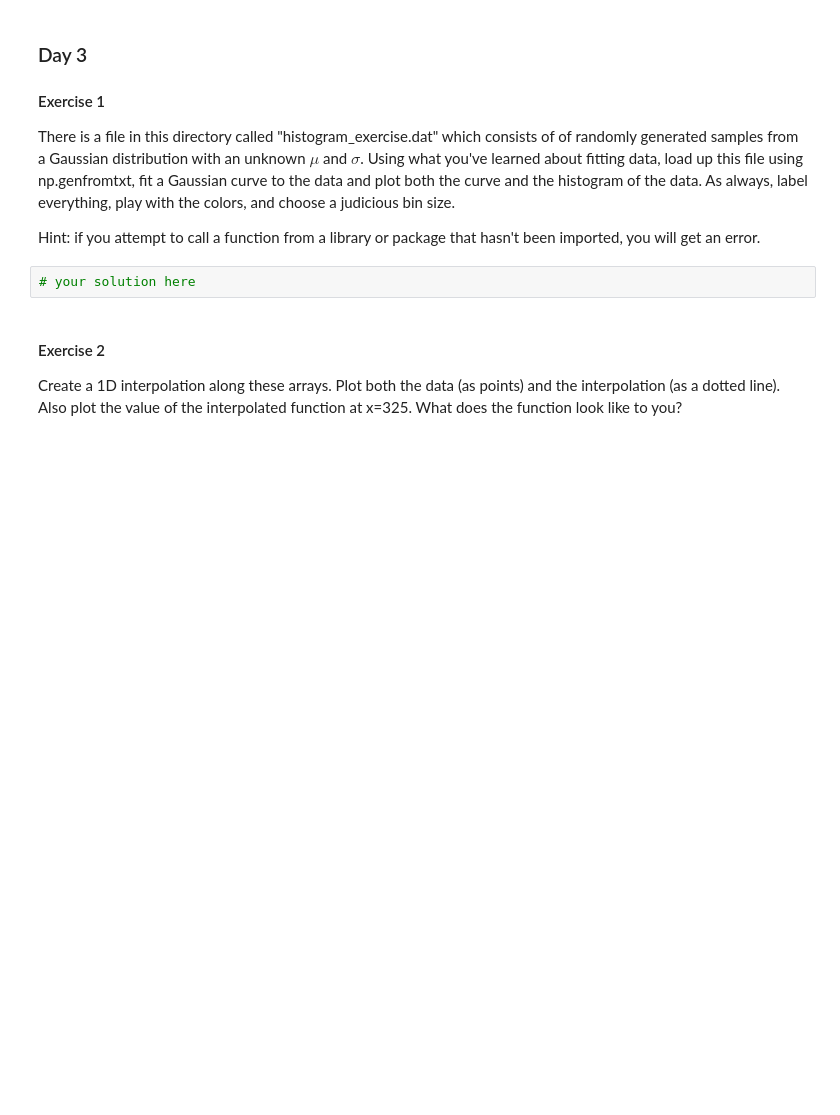
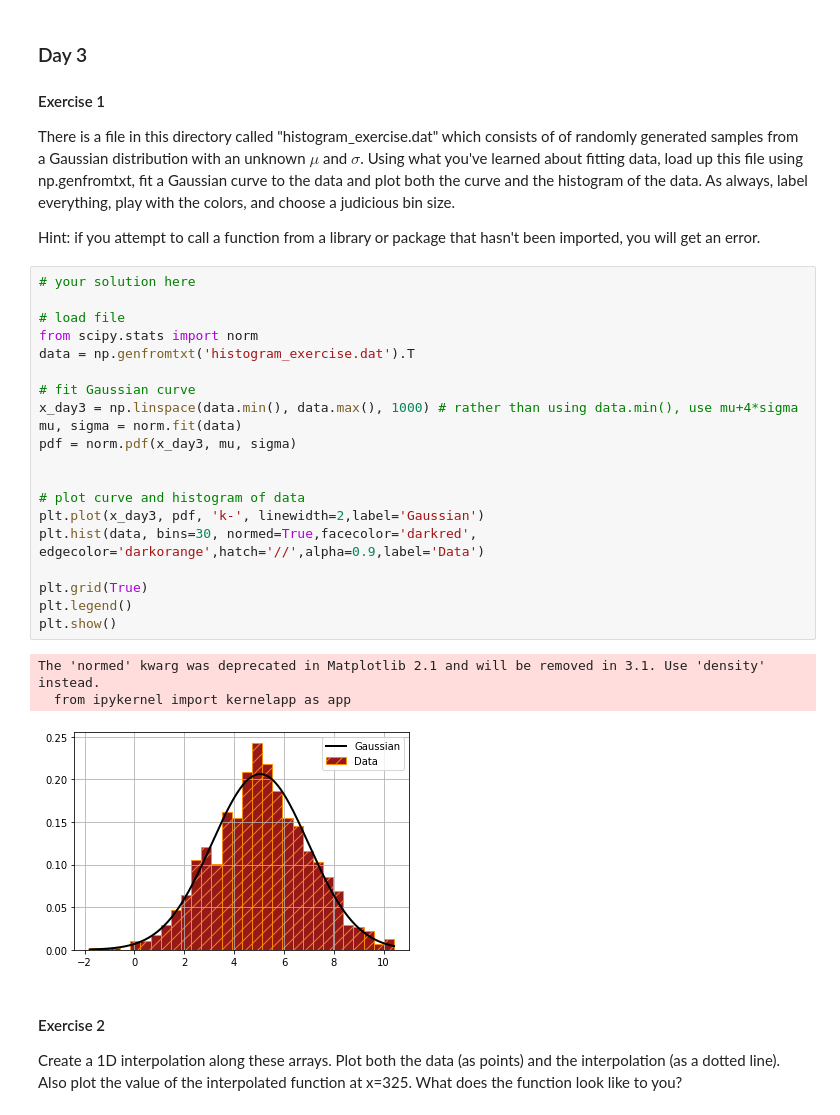
Before and after one commit to UTAustinTAURUS/day-1-exercises-MariaStraight, a Jupyter notebook: Exercises-Day1.ipynb, the cells around one changed output. Drawn from its saved outputs; the diff is of its cells as text; blank space fills up the shorter version.

```diff
--- a/Exercises-Day1.ipynb
+++ b/Exercises-Day1.ipynb
@@ -159,8 +163,30 @@ plt.show()
 There is a file in this directory called "histogram_exercise.dat" which consists of of randomly generated samples from a Gaussian distribution with an unknown $\mu$ and $\sigma$. Using what you've learned about fitting data, load up this file using np.genfromtxt, fit a Gaussian curve to the data and plot both the curve and the histogram of the data. As always, label everything, play with the colors, and choose a judicious bin size.
 
 Hint: if you attempt to call a function from a library or package that hasn't been imported, you will get an error.
-# %%
-# your solution here
+# %%
+# your solution here
+
+# load file
+from scipy.stats import norm
+data = np.genfromtxt('histogram_exercise.dat').T
+
+# fit Gaussian curve
+x_day3 = np.linspace(data.min(), data.max(), 1000) # rather than using data.min(), use mu+4*sigma
+mu, sigma = norm.fit(data)
+pdf = norm.pdf(x_day3, mu, sigma)
+
+
+# plot curve and histogram of data
+plt.plot(x_day3, pdf, 'k-', linewidth=2,label='Gaussian')
+plt.hist(data, bins=30, normed=True,facecolor='darkred', edgecolor='darkorange',hatch='//',alpha=0.9,label='Data')
+
+plt.grid(True)
+plt.legend()
+plt.show()
+# %% [output]
+The 'normed' kwarg was deprecated in Matplotlib 2.1 and will be removed in 3.1. Use 'density' instead.
+  from ipykernel import kernelapp as app
+[figure, added]
 # %% [markdown]
 #### Exercise 2
 
```
Also changed, not shown: parts of 8 cells of this notebook.
